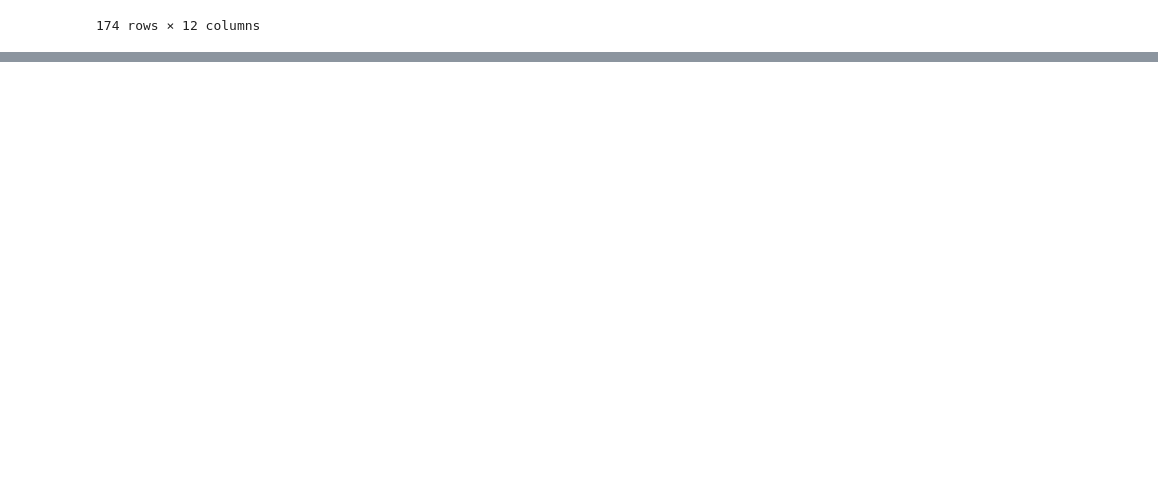
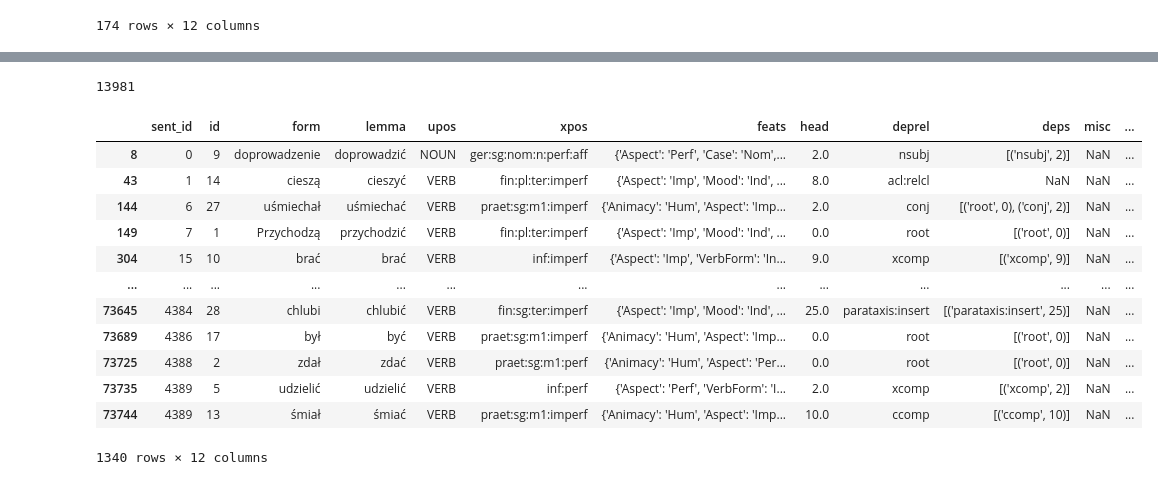
Before and after one commit to Netherwulf/mwe-vector-methods, a Jupyter notebook: get_dataset_from_parseme.ipynb, the cells around one changed output, grey strips where cells are left out. Cells and saved outputs as stored; diff of their text form; code cells hidden in the pictures; blank space fills up the shorter version.

Commit message:
Add heuristics for extraction of incorrect MWEs

```diff
--- a/get_dataset_from_parseme.ipynb
+++ b/get_dataset_from_parseme.ipynb
@@ -107,3 +107,8 @@ temp_df[temp_df.duplicated(subset='sent_id')]
 | 73645 | 4384 | 28 | chlubi | chlubić | VERB | fin:sg:ter:imperf | {'Aspect': 'Imp', 'Mood': 'Ind', ... | 25 | parataxis:insert | [(parataxis:insert, 25)] | None | ... |
 | 73744 | 4389 | 13 | śmiał | śmiać | VERB | praet:sg:m1:imperf | {'Animacy': 'Hum', 'Aspect': 'Imp... | 10.0 | ccomp | [(ccomp, 10)] | None | ... |
 174 rows × 12 columns
+# %%
+# read test dataframe from TSV file
+df_test = pd.read_csv(os.path.join(dir_path, 'text_df.tsv'), sep='\t')
+
+df_test
@@ -109,0 +129,36 @@ temp_df[temp_df.duplicated(subset='sent_id')]
+# %%
+# get number of potential incorrect MWEs
+# df_non_mwe = df_test[df_test['parseme:mwe'] == '*']
+
+correct_pos = ['ADJ', 'NOUN', 'VERB']
+
+mwe_count = 0
+
+for sent_id in df_test['sent_id'].unique():
+    pos_list = df_test[df_test['sent_id'] == sent_id]['upos'].tolist()
+    mwe_tag_list = df_test[df_test['sent_id'] == sent_id]['parseme:mwe'].tolist()
+
+    for pos_ind, pos in enumerate(pos_list[:-1]):
+        if pos in correct_pos and mwe_tag_list[pos_ind] == '*' and pos_list[pos_ind + 1] in correct_pos and mwe_tag_list[pos_ind + 1 ] == '*':
+            mwe_count += 1
+
+mwe_count
+# %% [output]
+13981
+# %%
+# get number of MWE instances
+df_test[(df_test['parseme:mwe'] != '*') & (df_test['parseme:mwe'].str.len() > 1)]
+# %% [output]
+|  | sent_id | id | form | lemma | upos | xpos | feats | head | deprel | deps | misc | ... |
+| 8 | 0 | 9 | doprowadzenie | doprowadzić | NOUN | ger:sg:nom:n:perf:aff | {'Aspect': 'Perf', 'Case': 'Nom',... | 2.0 | nsubj | [('nsubj', 2)] | NaN | ... |
+| 43 | 1 | 14 | cieszą | cieszyć | VERB | fin:pl:ter:imperf | {'Aspect': 'Imp', 'Mood': 'Ind', ... | 8.0 | acl:relcl | NaN | NaN | ... |
+| 144 | 6 | 27 | uśmiechał | uśmiechać | VERB | praet:sg:m1:imperf | {'Animacy': 'Hum', 'Aspect': 'Imp... | 2.0 | conj | [('root', 0), ('conj', 2)] | NaN | ... |
+| 149 | 7 | 1 | Przychodzą | przychodzić | VERB | fin:pl:ter:imperf | {'Aspect': 'Imp', 'Mood': 'Ind', ... | 0.0 | root | [('root', 0)] | NaN | ... |
+| 304 | 15 | 10 | brać | brać | VERB | inf:imperf | {'Aspect': 'Imp', 'VerbForm': 'In... | 9.0 | xcomp | [('xcomp', 9)] | NaN | ... |
+| ... | ... | ... | ... | ... | ... | ... | ... | ... | ... | ... | ... | ... |
+| 73645 | 4384 | 28 | chlubi | chlubić | VERB | fin:sg:ter:imperf | {'Aspect': 'Imp', 'Mood': 'Ind', ... | 25.0 | parataxis:insert | [('parataxis:insert', 25)] | NaN | ... |
+| 73689 | 4386 | 17 | był | być | VERB | praet:sg:m1:imperf | {'Animacy': 'Hum', 'Aspect': 'Imp... | 0.0 | root | [('root', 0)] | NaN | ... |
+| 73725 | 4388 | 2 | zdał | zdać | VERB | praet:sg:m1:perf | {'Animacy': 'Hum', 'Aspect': 'Per... | 0.0 | root | [('root', 0)] | NaN | ... |
+| 73735 | 4389 | 5 | udzielić | udzielić | VERB | inf:perf | {'Aspect': 'Perf', 'VerbForm': 'I... | 2.0 | xcomp | [('xcomp', 2)] | NaN | ... |
+| 73744 | 4389 | 13 | śmiał | śmiać | VERB | praet:sg:m1:imperf | {'Animacy': 'Hum', 'Aspect': 'Imp... | 10.0 | ccomp | [('ccomp', 10)] | NaN | ... |
+1340 rows × 12 columns
```
Also changed, not shown: parts of 5 cells of this notebook.
